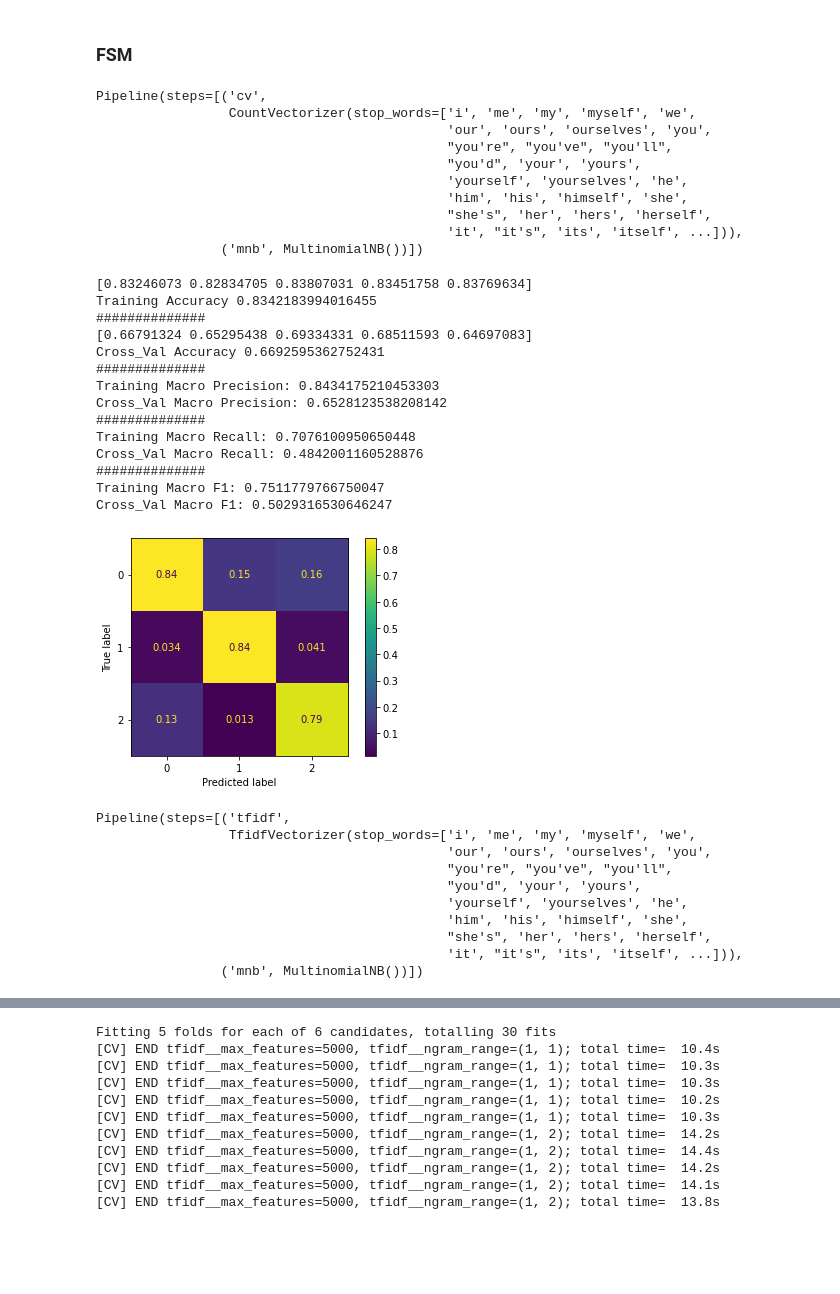
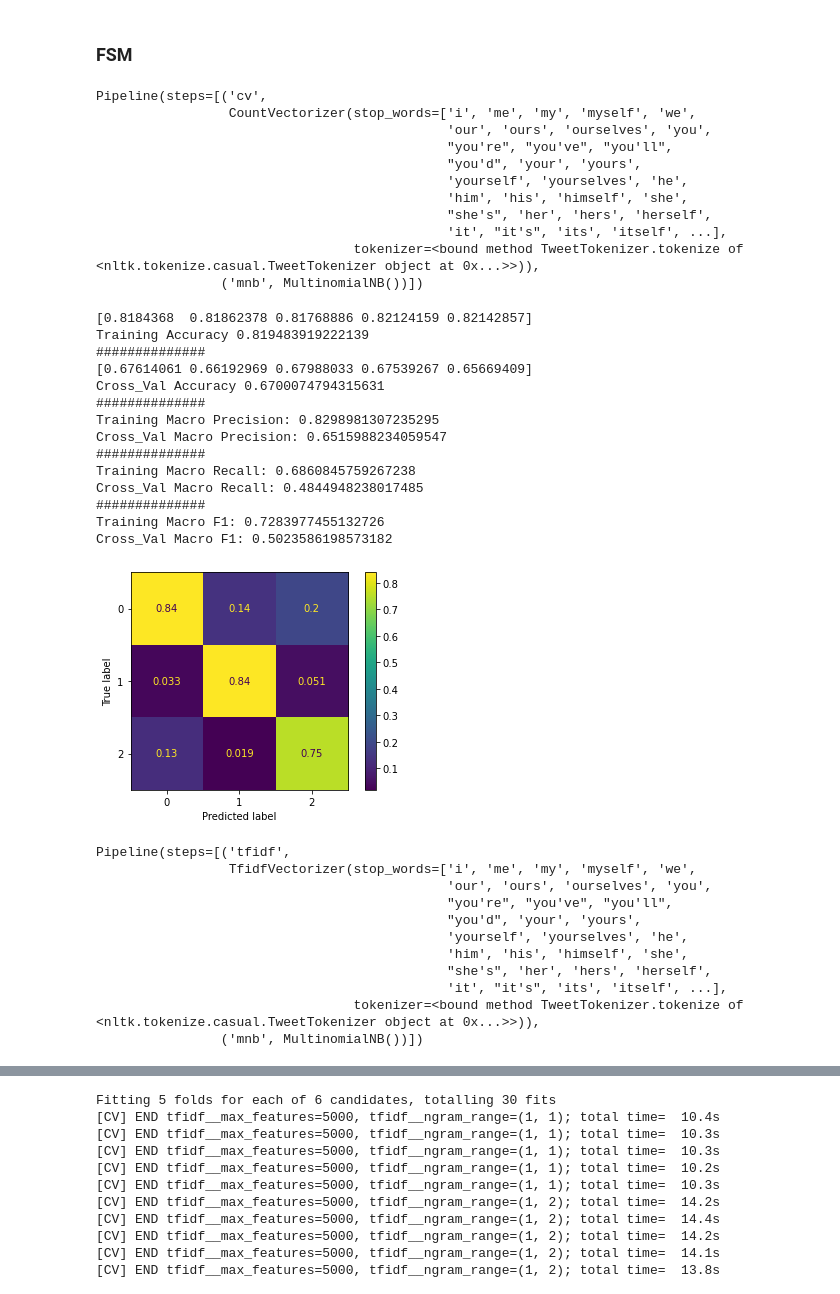
Before and after one commit to raylinsoriano/NLP_project, a Jupyter notebook: Individual Notebooks/Meaghan's Notebook.ipynb, the cells around one changed output, grey strips where cells are left out. Cells and saved outputs as stored; diff of their text form; code cells hidden in the pictures; blank space fills up the shorter version.

```diff
--- a/Individual Notebooks/Meaghan's Notebook.ipynb
+++ b/Individual Notebooks/Meaghan's Notebook.ipynb
@@ -107,0 +151,2 @@ df.text.isna().sum()
+# %%
+df['tokenized'] = df['text'].apply(doc_preparer)
@@ -108,7 +162,7 @@ df.text.isna().sum()
 # %% [markdown]
 __Train-Test Split__
 # %%
-X_train, X_test, y_train, y_test = train_test_split(df['text'],
+X_train, X_test, y_train, y_test = train_test_split(df['tokenized'],
                                                     df['target'],
                                                     random_state=42,
                                                     stratify=df['target'])
@@ -206,11 +260,12 @@ def print_cv_scores(pipe, X, y):
 # %%
 sw = stopwords.words('english')
 # %%
-fsm_pipe = Pipeline([('cv', CountVectorizer(stop_words=sw)),
+fsm_pipe = Pipeline([('cv', CountVectorizer(stop_words=sw,
+                                            tokenizer=TweetTokenizer().tokenize)),
                      ('mnb', MultinomialNB())
 ])
 # %%
-fsm_pipe.fit(df_train_clean['text'], df_train_clean['target'])
+fsm_pipe.fit(df_train_clean['tokenized'], df_train_clean['target'])
 # %% [output]
 Pipeline(steps=[('cv',
                  CountVectorizer(stop_words=['i', 'me', 'my', 'myself', 'we',
@@ -220,30 +275,31 @@ Pipeline(steps=[('cv',
                                              'yourself', 'yourselves', 'he',
                                              'him', 'his', 'himself', 'she',
                                              "she's", 'her', 'hers', 'herself',
-                                             'it', "it's", 'its', 'itself', ...])),
+                                             'it', "it's", 'its', 'itself', ...],
+                                 tokenizer=<bound method TweetTokenizer.tokenize of <nltk.tokenize.casual.TweetTokenizer object at 0x...>>)),
                 ('mnb', MultinomialNB())])
 # %%
-print_cv_scores(fsm_pipe, df_train_clean['text'], df_train_clean['target'])
+print_cv_scores(fsm_pipe, df_train_clean['tokenized'], df_train_clean['target'])
 # %% [output]
-[0.83246073 0.82834705 0.83807031 0.83451758 0.83769634]
-Training Accuracy 0.8342183994016455
+[0.8184368  0.81862378 0.81768886 0.82124159 0.82142857]
+Training Accuracy 0.819483919222139
 ##############
-[0.66791324 0.65295438 0.69334331 0.68511593 0.64697083]
-Cross_Val Accuracy 0.6692595362752431
+[0.67614061 0.66192969 0.67988033 0.67539267 0.65669409]
+Cross_Val Accuracy 0.6700074794315631
 ##############
-Training Macro Precision: 0.8434175210453303
-Cross_Val Macro Precision: 0.6528123538208142
+Training Macro Precision: 0.8298981307235295
+Cross_Val Macro Precision: 0.6515988234059547
 ##############
-Training Macro Recall: 0.7076100950650448
-Cross_Val Macro Recall: 0.4842001160528876
+Training Macro Recall: 0.6860845759267238
+Cross_Val Macro Recall: 0.4844948238017485
 ##############
-Training Macro F1: 0.7511779766750047
-Cross_Val Macro F1: 0.5029316530646247
+Training Macro F1: 0.7283977455132726
+Cross_Val Macro F1: 0.5023586198573182
 # %%
 plot_confusion_matrix(fsm_pipe,
-                      df_train_clean['text'],
+                      df_train_clean['tokenized'],
                       df_train_clean['target'],
                       normalize='pred');
 # %% [output]
-[figure, old version]
+[figure, new version]
 # %%
@@ -251,7 +308,7 @@ bayes_pipe = Pipeline([('tfidf', TfidfVectorizer(stop_words=sw)),
                        ('mnb', MultinomialNB())
 ])
 # %%
-bayes_pipe.fit(df_train_clean['text'], df_train_clean['target'])
+bayes_pipe.fit(df_train_clean['tokenized'], df_train_clean['target'])
 # %% [output]
 Pipeline(steps=[('tfidf',
                  TfidfVectorizer(stop_words=['i', 'me', 'my', 'myself', 'we',
@@ -261,6 +318,7 @@ Pipeline(steps=[('tfidf',
                                              'yourself', 'yourselves', 'he',
                                              'him', 'his', 'himself', 'she',
                                              "she's", 'her', 'hers', 'herself',
-                                             'it', "it's", 'its', 'itself', ...])),
+                                             'it', "it's", 'its', 'itself', ...],
+                                 tokenizer=<bound method TweetTokenizer.tokenize of <nltk.tokenize.casual.TweetTokenizer object at 0x...>>)),
                 ('mnb', MultinomialNB())])
 # %%
```
Also changed, not shown: parts of 37 cells of this notebook.
